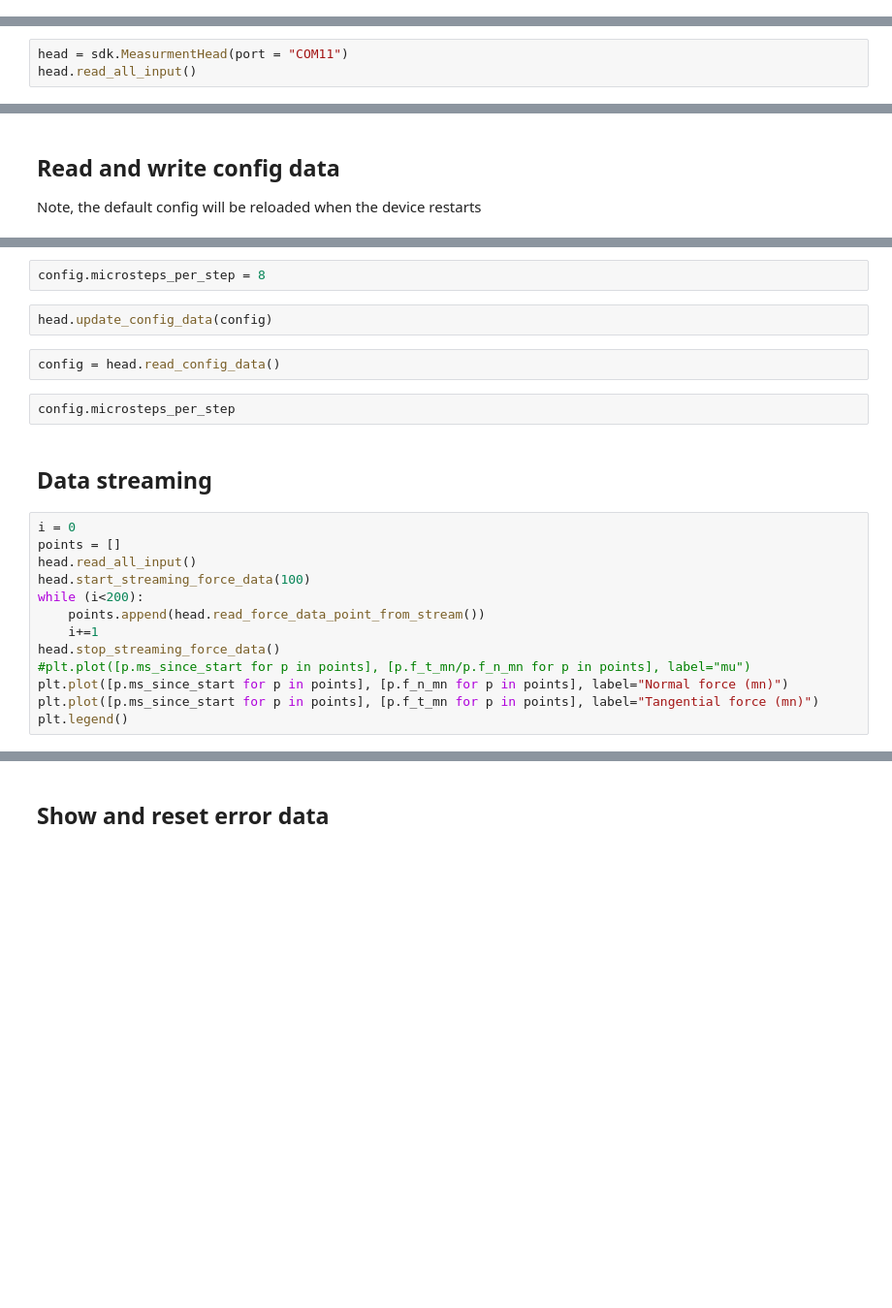
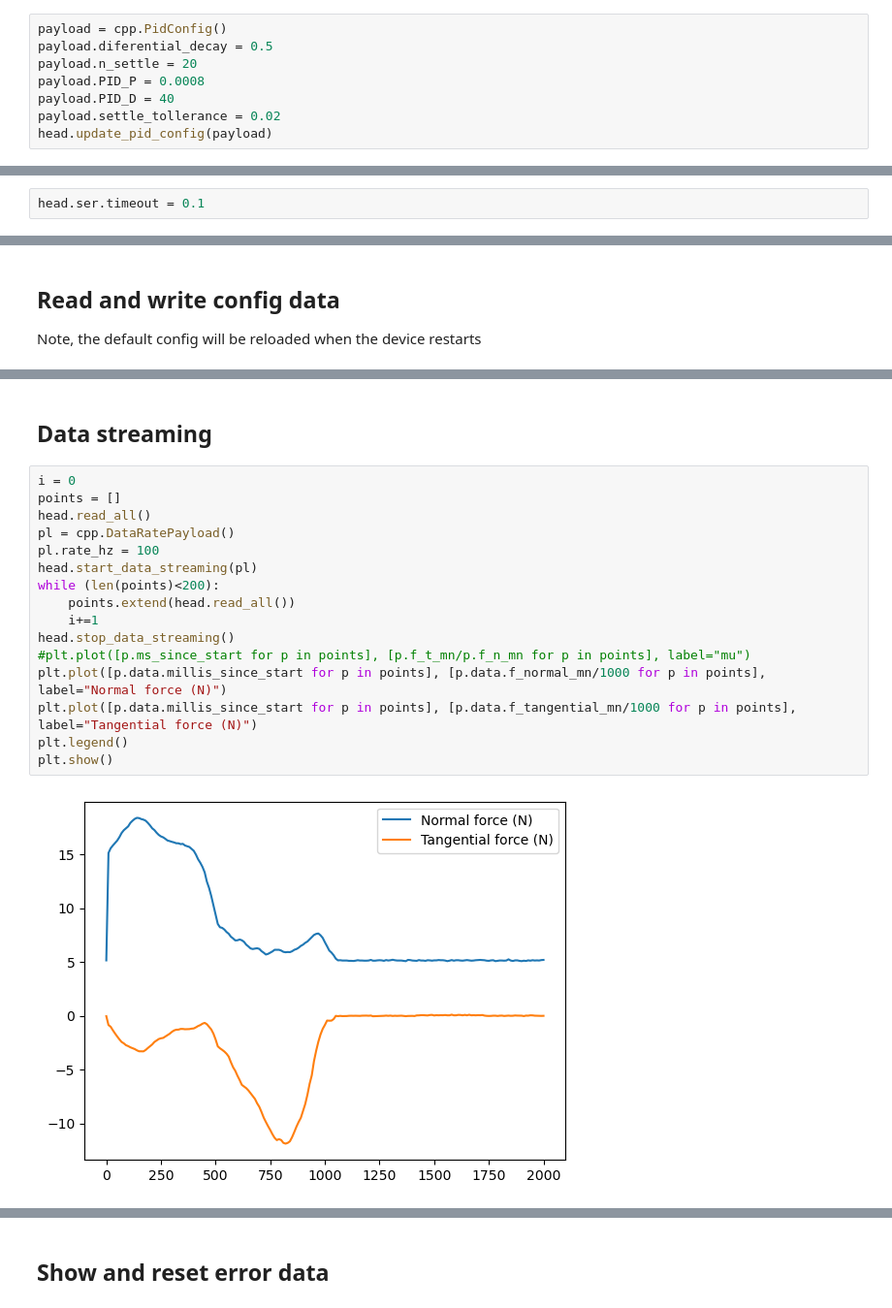
Before and after one commit to RivelinRail/rr_python_sdk, a Jupyter notebook: Tests.ipynb, the cells around one changed output, grey strips where cells are left out. Shown at 97% size. Cells and saved outputs as stored; diff of their text form; blank space fills up the shorter version.

```diff
--- a/Tests.ipynb
+++ b/Tests.ipynb
@@ -44,0 +174,8 @@ head.home()
+# %%
+payload = cpp.PidConfig()
+payload.diferential_decay = 0.5
+payload.n_settle = 20
+payload.PID_P = 0.0008
+payload.PID_D = 40
+payload.settle_tollerance = 0.02
+head.update_pid_config(payload)
@@ -255,2 +212,4 @@ payload = cpp.HandshakeToDevicePayload()
+# %%
+head.ser.timeout = 0.1
 # %%
 locals()['hs']
@@ -313,6 +228,3 @@ ser.close()
-# %%
-head = sdk.MeasurmentHead(port = "COM11")
-head.read_all_input()
 # %% [markdown]
 # Test all functions
  (In order they are in the microcontroller code)
@@ -335,24 +238,21 @@ config.t_force_scale
-# %%
-config.microsteps_per_step = 8
-# %%
-head.update_config_data(config)
-# %%
-config = head.read_config_data()
-# %%
-config.microsteps_per_step
 # %% [markdown]
 ## Data streaming
 # %%
 i = 0
 points = []
-head.read_all_input()
-head.start_streaming_force_data(100)
-while (i<200):
-    points.append(head.read_force_data_point_from_stream())
+head.read_all()
+pl = cpp.DataRatePayload()
+pl.rate_hz = 100
+head.start_data_streaming(pl)
+while (len(points)<200):
+    points.extend(head.read_all())
     i+=1
-head.stop_streaming_force_data()
+head.stop_data_streaming()
 #plt.plot([p.ms_since_start for p in points], [p.f_t_mn/p.f_n_mn for p in points], label="mu")
-plt.plot([p.ms_since_start for p in points], [p.f_n_mn for p in points], label="Normal force (mn)")
-plt.plot([p.ms_since_start for p in points], [p.f_t_mn for p in points], label="Tangential force (mn)")
+plt.plot([p.data.millis_since_start for p in points], [p.data.f_normal_mn/1000 for p in points], label="Normal force (N)")
+plt.plot([p.data.millis_since_start for p in points], [p.data.f_tangential_mn/1000 for p in points], label="Tangential force (N)")
 plt.legend()
+plt.show()
+# %% [output]
+[figure, added]
 # %%
```
Also changed, not shown: parts of 92 cells of this notebook, 2 other files.
